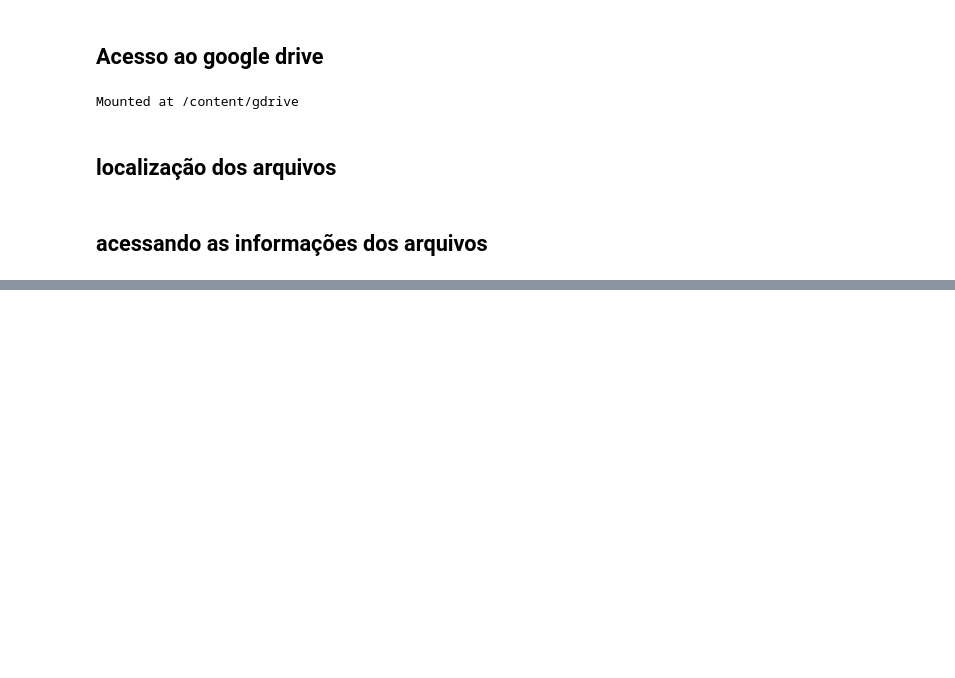
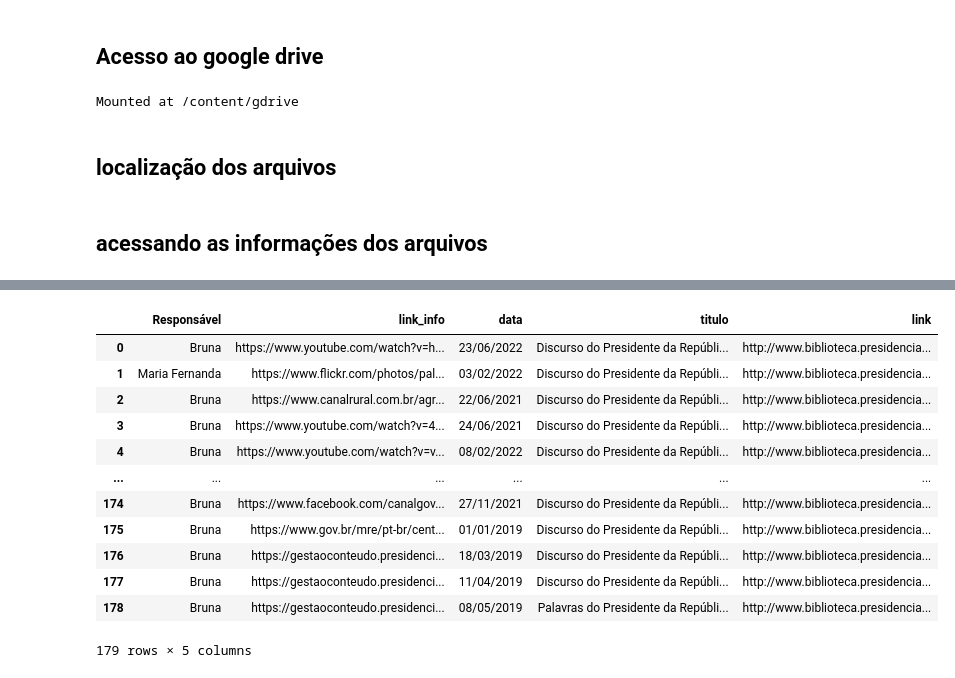
Before and after one commit to juborduchi/fundamentos, a Jupyter notebook: notebooks/analise_dados_01.ipynb, the cells around one changed output, grey strips where cells are left out. Saved outputs shown, nothing was run; the diff lists cells and outputs as text; code cells hidden in the pictures; blank space fills up the shorter version.

```diff
--- a/notebooks/analise_dados_01.ipynb
+++ b/notebooks/analise_dados_01.ipynb
@@ -34,0 +83,18 @@ df.shape
+# %%
+#bolsonaro_discurso_sem_data.csv
+df_discursos_com_data = pd.read_csv(f"{caminho_pasta_arquivos}/bolsonaro_discurso_sem_data.csv")
+df_discursos_com_data
+# %% [output]
+|  | Responsável | link_info | data | titulo | link |
+| 0 | Bruna | https://www.youtube.com/watch?v=h... | 23/06/2022 | Discurso do Presidente da Repúbli... | http://www.biblioteca.presidencia... |
+| 1 | Maria Fernanda | https://www.flickr.com/photos/pal... | 03/02/2022 | Discurso do Presidente da Repúbli... | http://www.biblioteca.presidencia... |
+| 2 | Bruna | https://www.canalrural.com.br/agr... | 22/06/2021 | Discurso do Presidente da Repúbli... | http://www.biblioteca.presidencia... |
+| 3 | Bruna | https://www.youtube.com/watch?v=4... | 24/06/2021 | Discurso do Presidente da Repúbli... | http://www.biblioteca.presidencia... |
+| 4 | Bruna | https://www.youtube.com/watch?v=v... | 08/02/2022 | Discurso do Presidente da Repúbli... | http://www.biblioteca.presidencia... |
+| ... | ... | ... | ... | ... | ... |
+| 174 | Bruna | https://www.facebook.com/canalgov... | 27/11/2021 | Discurso do Presidente da Repúbli... | http://www.biblioteca.presidencia... |
+| 175 | Bruna | https://www.gov.br/mre/pt-br/cent... | 01/01/2019 | Discurso do Presidente da Repúbli... | http://www.biblioteca.presidencia... |
+| 176 | Bruna | https://gestaoconteudo.presidenci... | 18/03/2019 | Discurso do Presidente da Repúbli... | http://www.biblioteca.presidencia... |
+| 177 | Bruna | https://gestaoconteudo.presidenci... | 11/04/2019 | Discurso do Presidente da Repúbli... | http://www.biblioteca.presidencia... |
+| 178 | Bruna | https://gestaoconteudo.presidenci... | 08/05/2019 | Palavras do Presidente da Repúbli... | http://www.biblioteca.presidencia... |
+179 rows × 5 columns
```
Also changed, not shown: parts of 14 cells of this notebook.
